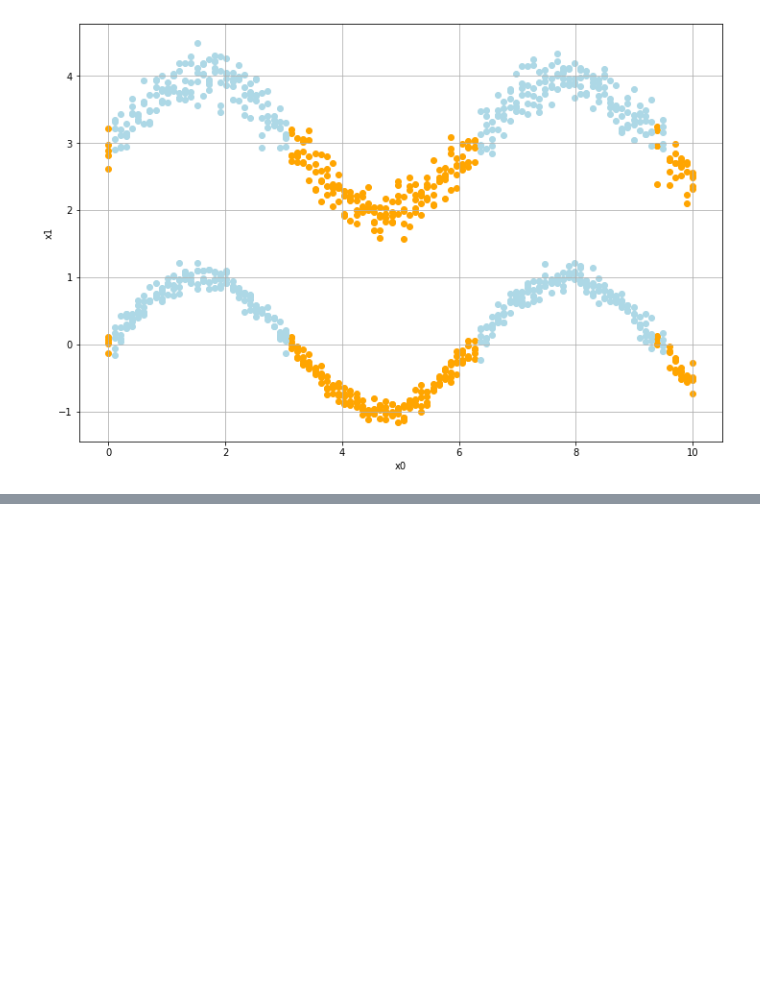
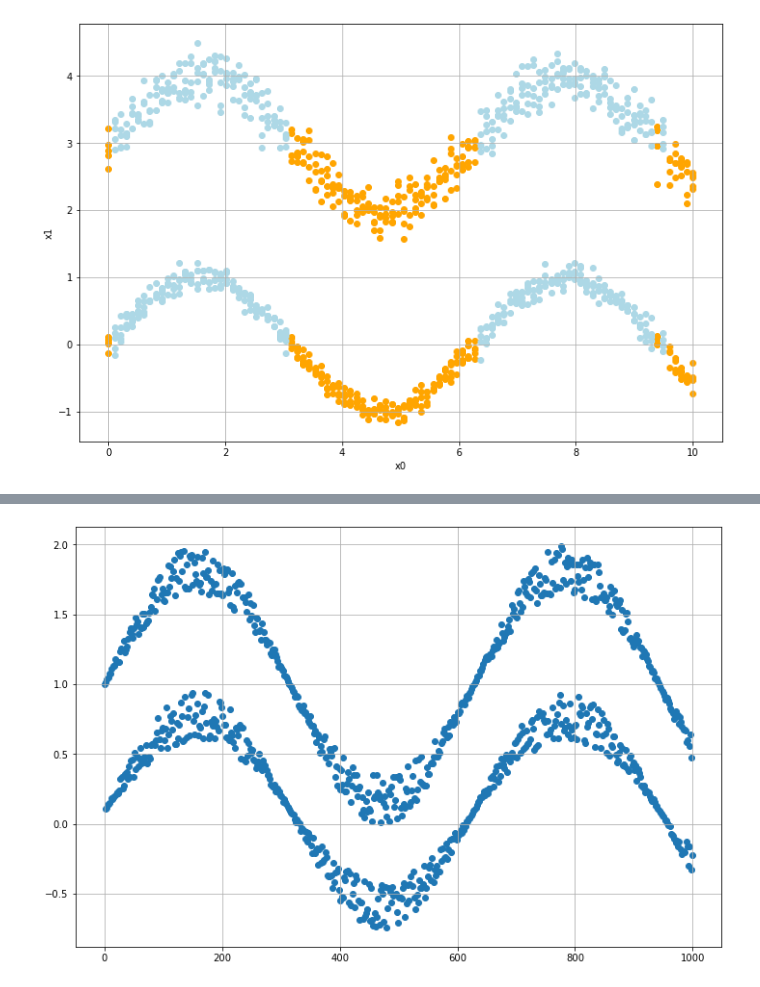
Before and after one commit to oscarm524/DATA-445, a Jupyter notebook: Chapter7/Chapter7.ipynb, the cells around one changed output, grey strips where cells are left out. Cells and saved outputs as stored; diff of their text form; code cells hidden in the pictures; blank space fills up the shorter version.

```diff
--- a/Chapter7/Chapter7.ipynb
+++ b/Chapter7/Chapter7.ipynb
@@ -370,0 +371,26 @@ for c in sine_dataset['spectral_cluster'].unique():
+# %%
+import pandas as pd
+import numpy as np
+from sklearn.preprocessing import StandardScaler
+
+nb_samples = 1000
+X = np.zeros(shape = (nb_samples, 2))
+
+sine_dataset = pd.DataFrame(X)
+
+for i in range(nb_samples):
+    X[i, 0] = float(i)
+
+    if i % 2 == 0:
+        X[i, 1] = 1.0 + (np.random.uniform(0.65, 1.0))*np.sin(float(i) / 100.0)
+    else:
+        X[i, 1] = 0.1 + (np.random.uniform(0.5, 0.85))*np.sin(float(i) / 100.0)
+
+import matplotlib.pyplot as plt
+plt.figure(figsize = (12,8))
+
+plt.scatter(X[:, 0], X[:, 1])
+plt.grid()
+plt.show()
+# %% [output]
+[figure, added]
```
Also changed, not shown: parts of 2 cells of this notebook.
